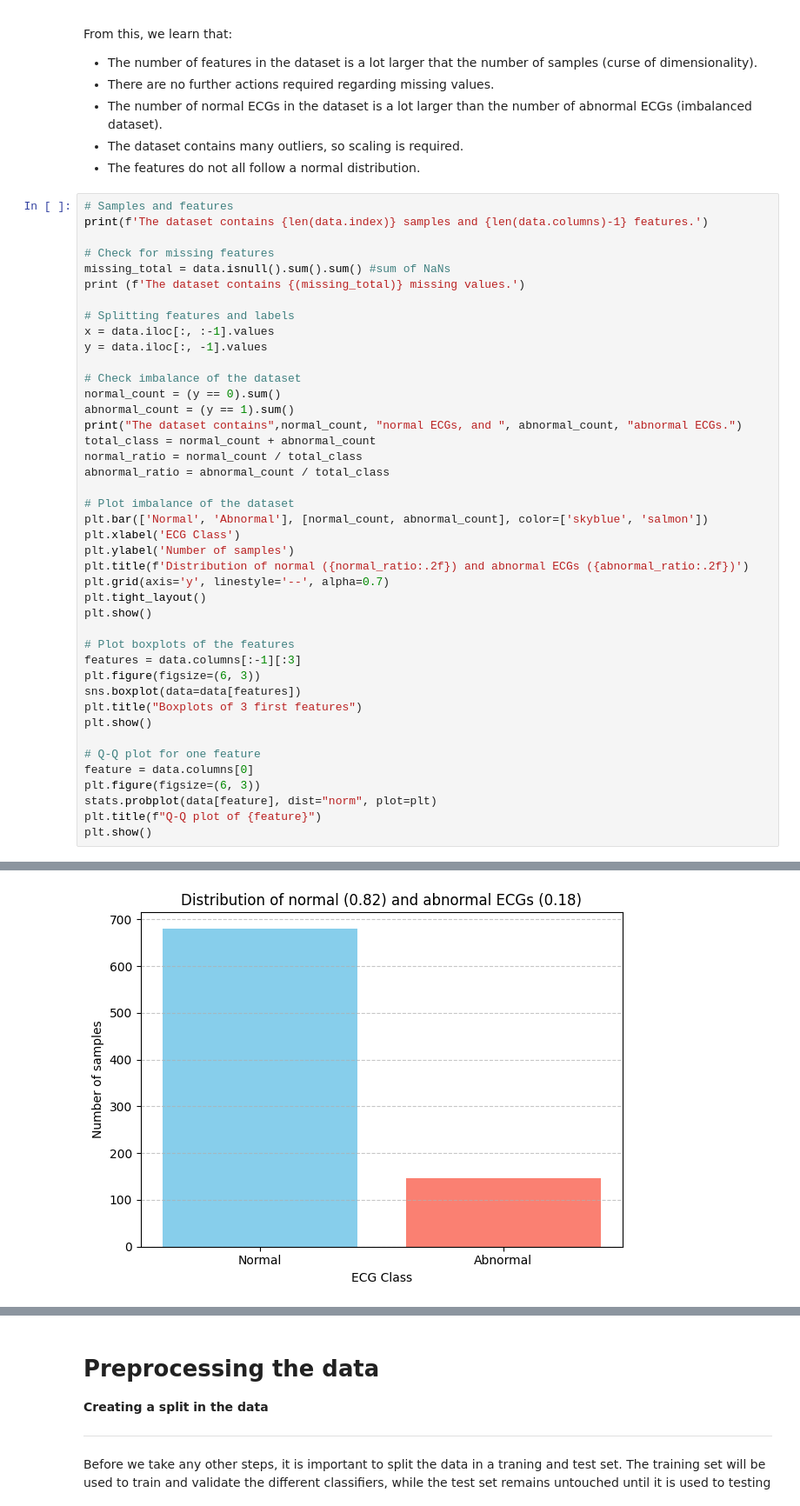
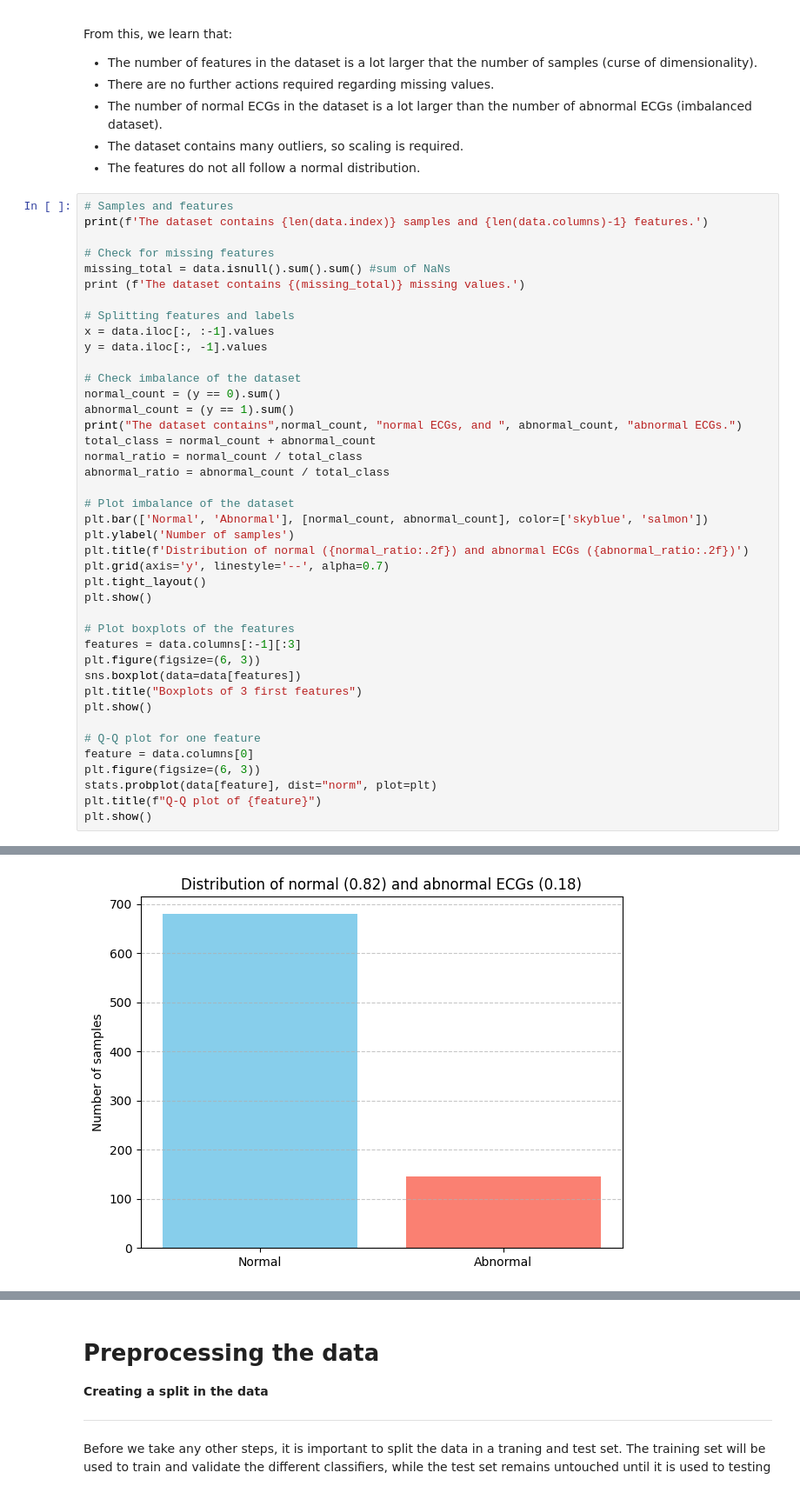
Before and after one commit to Ming842/TM10007_Machine_Learning_Group_4, a Jupyter notebook: final.ipynb, the cells around one changed output, grey strips where cells are left out. Shown at 87% size. Cells and saved outputs as stored; diff of their text form.

```diff
--- a/final.ipynb
+++ b/final.ipynb
@@ -76,35 +76,34 @@ abnormal_count = (y == 1).sum()
 print("The dataset contains",normal_count, "normal ECGs, and ", abnormal_count, "abnormal ECGs.")
 total_class = normal_count + abnormal_count
 normal_ratio = normal_count / total_class
 abnormal_ratio = abnormal_count / total_class
 
 # Plot imbalance of the dataset
 plt.bar(['Normal', 'Abnormal'], [normal_count, abnormal_count], color=['skyblue', 'salmon'])
-plt.xlabel('ECG Class')
 plt.ylabel('Number of samples')
 plt.title(f'Distribution of normal ({normal_ratio:.2f}) and abnormal ECGs ({abnormal_ratio:.2f})')
 plt.grid(axis='y', linestyle='--', alpha=0.7)
 plt.tight_layout()
 plt.show()
 
 # Plot boxplots of the features
 features = data.columns[:-1][:3]
 plt.figure(figsize=(6, 3))
 sns.boxplot(data=data[features])
 plt.title("Boxplots of 3 first features")
 plt.show()
 
 # Q-Q plot for one feature
 feature = data.columns[0]
 plt.figure(figsize=(6, 3))
 stats.probplot(data[feature], dist="norm", plot=plt)
 plt.title(f"Q-Q plot of {feature}")
 plt.show()
 # %% [output]
 The dataset contains 827 samples and 9000 features.
 The dataset contains 0 missing values.
 The dataset contains 681 normal ECGs, and  146 abnormal ECGs.
-[figure, old version]
+[figure, new version]
 [figure]
 [figure]
 # %% [markdown]
```
